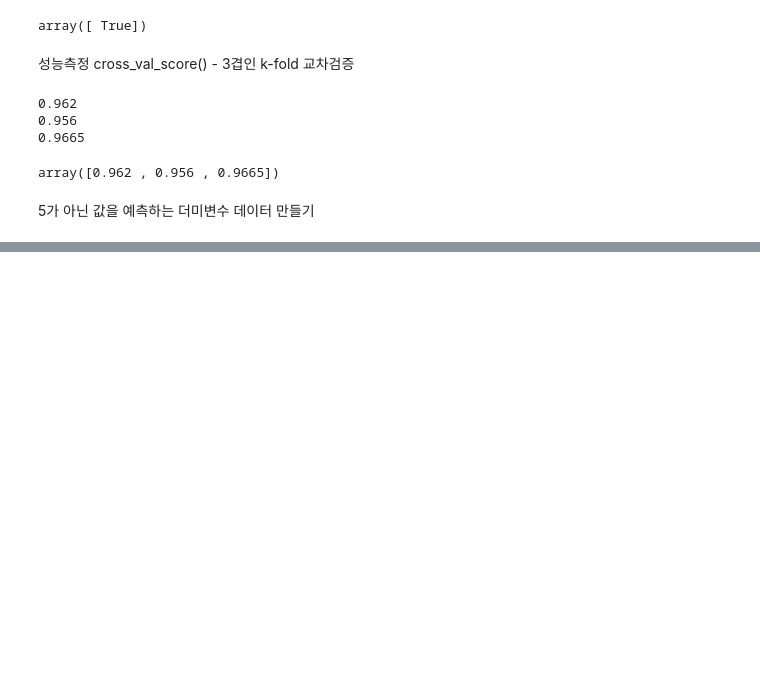
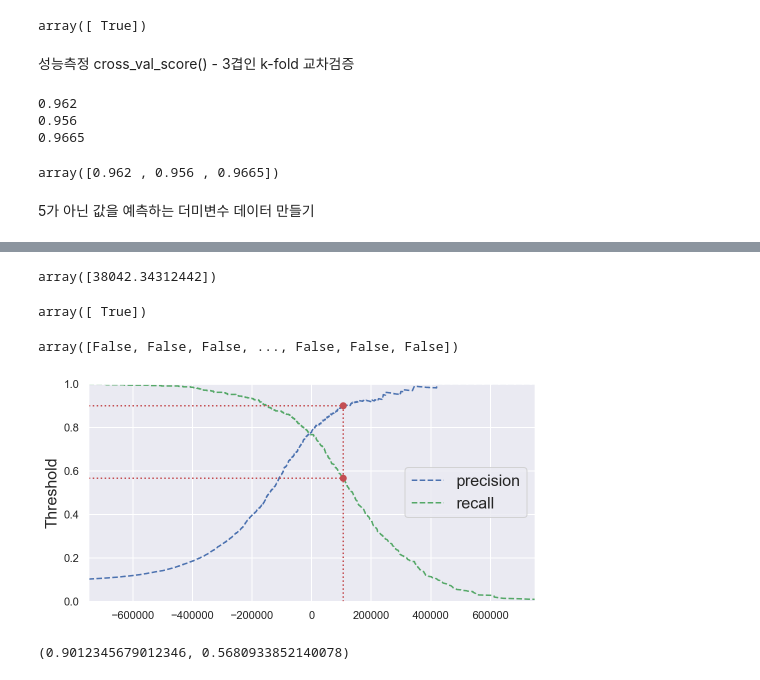
Before and after one commit to yeonghwanchoi/TIL, a Jupyter notebook: hands_on_ML/HOML_classification_.ipynb, the cells around one changed output, grey strips where cells are left out. Drawn from its saved outputs; the diff is of its cells as text; code cells hidden in the pictures; blank space fills up the shorter version.

```diff
--- a/hands_on_ML/HOML_classification_.ipynb
+++ b/hands_on_ML/HOML_classification_.ipynb
@@ -101,0 +147,48 @@ cross_val_score(never_5_clf, X_train, y_train_5, cv=3, scoring="accuracy")
+# %%
+y_scores = sgd_clf.decision_function([X[0]])
+y_scores
+# %% [output]
+array([38042.34312442])
+# %%
+threshold = 0
+y_some_digit_pred = (y_scores > threshold)
+y_some_digit_pred
+# %% [output]
+array([ True])
+# %%
+threshold = 20000
+y_some_digit_pred = (y_scores > threshold)
+y_some_digit_pred
+# %% [output]
+array([False, False, False, ..., False, False, False])
+# %%
+#적절한 임계값 찾기
+y_scores = cross_val_predict(sgd_clf, X_train, y_train_5, cv=3, method="decision_function")
+# %%
+from sklearn.metrics import precision_recall_curve
+precisions, recalls, thresholds = precision_recall_curve(y_train_5, y_scores)
+# %%
+def plot_precision_recall_vs_threshold(precisions, recalls, thresholds):
+    plt.plot(thresholds, precisions[:-1], "b--", label="precision")
+    plt.plot(thresholds, recalls[:-1], "g--", label="recall")
+    plt.legend(loc="center right", fontsize=16)
+    plt.ylabel("Threshold", fontsize=16)
+    plt.grid(True)
+    plt.axis([-750000,750000,0,1])
+
+recall_90 = recalls[np.argmax(precisions >=0.9)]
+threshold_90 = thresholds[np.argmax(precisions >=0.9)]
+
+plt.figure(figsize=(8,4))
+plot_precision_recall_vs_threshold(precisions, recalls, thresholds)
+
+plt.plot([threshold_90, threshold_90],[0,0.9],"r:")
+plt.plot([-750000, threshold_90],[0.9,0.9],"r:" )
+plt.plot([-750000, threshold_90],[recall_90, recall_90],"r:" )
+
+plt.plot([threshold_90],[0.9],"ro" )
+plt.plot([threshold_90],[recall_90],"ro" )
+
+plt.show()
+# %% [output]
+[figure, added]
@@ -101,0 +200,4 @@ cross_val_score(never_5_clf, X_train, y_train_5, cv=3, scoring="accuracy")
+# %%
+precision_score(y_train_5, y_train_pred_90), recall_score(y_train_5, y_train_pred_90)
+# %% [output]
+(0.9012345679012346, 0.5680933852140078)
```
Also changed, not shown: parts of 19 cells of this notebook.
